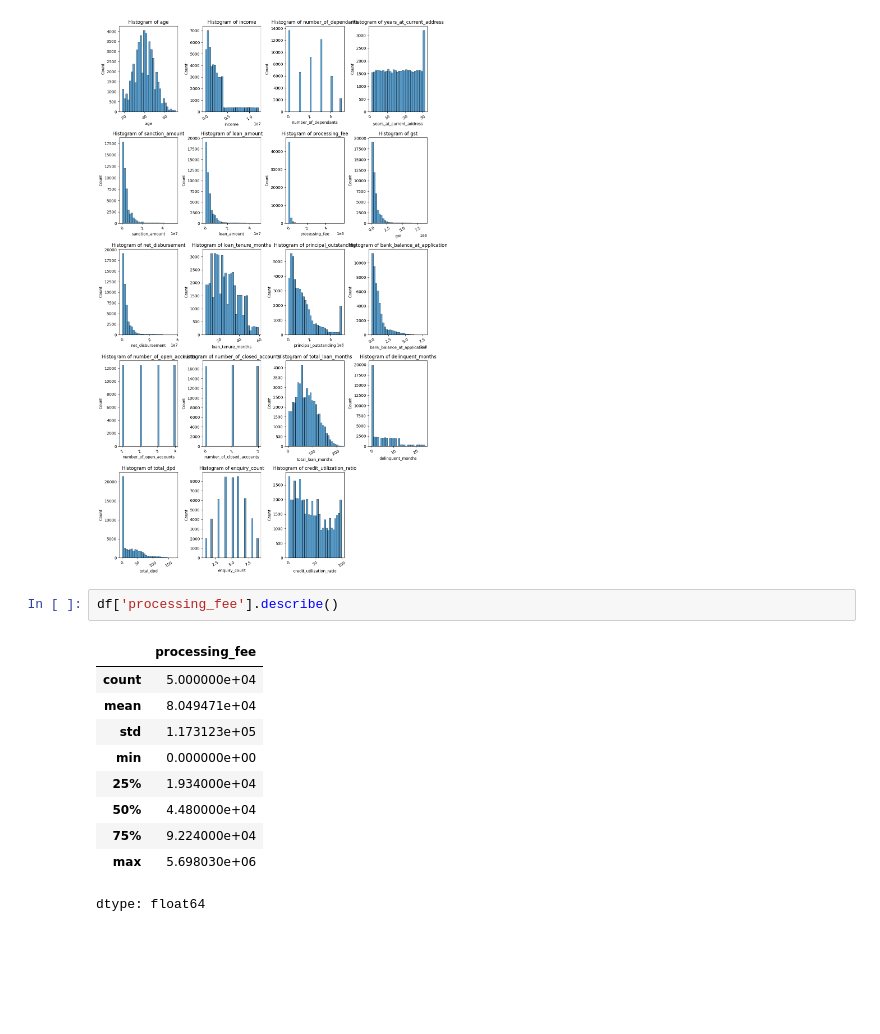
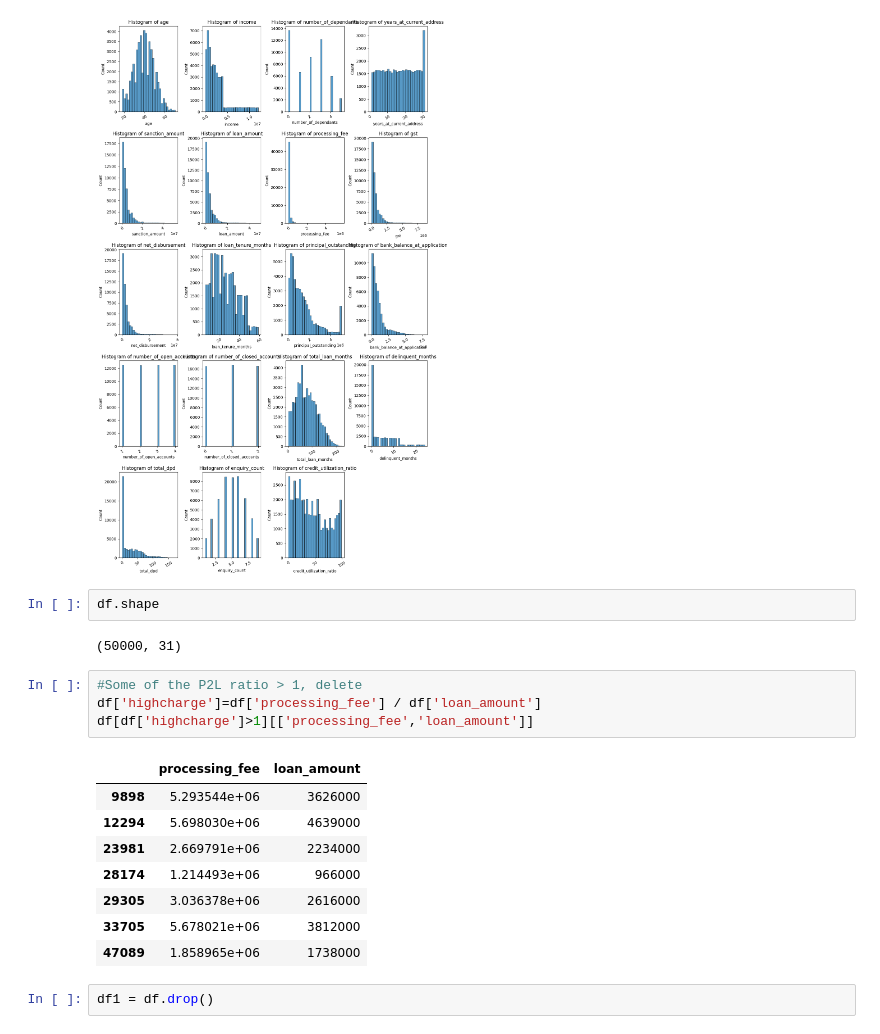
Before and after one commit to JY6299/CR_Modeling_2, a Jupyter notebook: CR_ML_Modeling.ipynb, the cells around one changed output. Drawn from its saved outputs; the diff is of its cells as text; blank space fills up the shorter version.

```diff
--- a/CR_ML_Modeling.ipynb
+++ b/CR_ML_Modeling.ipynb
@@ -171,16 +171,22 @@ plt.tight_layout()
 plt.show()
 # %% [output]
 [figure]
+# %%
+df.shape
+# %% [output]
+(50000, 31)
 # %%
-df['processing_fee'].describe()
+#Some of the P2L ratio > 1, delete
+df['highcharge']=df['processing_fee'] / df['loan_amount']
+df[df['highcharge']>1][['processing_fee','loan_amount']]
 # %% [output]
-|  | processing_fee |
-| count | 5.000000e+04 |
-| mean | 8.049471e+04 |
-| std | 1.173123e+05 |
-| min | 0.000000e+00 |
-| 25% | 1.934000e+04 |
-| 50% | 4.480000e+04 |
-| 75% | 9.224000e+04 |
-| max | 5.698030e+06 |
+|  | processing_fee | loan_amount |
+| 9898 | 5.293544e+06 | 3626000 |
+| 12294 | 5.698030e+06 | 4639000 |
+| 23981 | 2.669791e+06 | 2234000 |
+| 28174 | 1.214493e+06 | 966000 |
+| 29305 | 3.036378e+06 | 2616000 |
+| 33705 | 5.678021e+06 | 3812000 |
+| 47089 | 1.858965e+06 | 1738000 |
-dtype: float64
+# %%
+df1 = df.drop()
```
